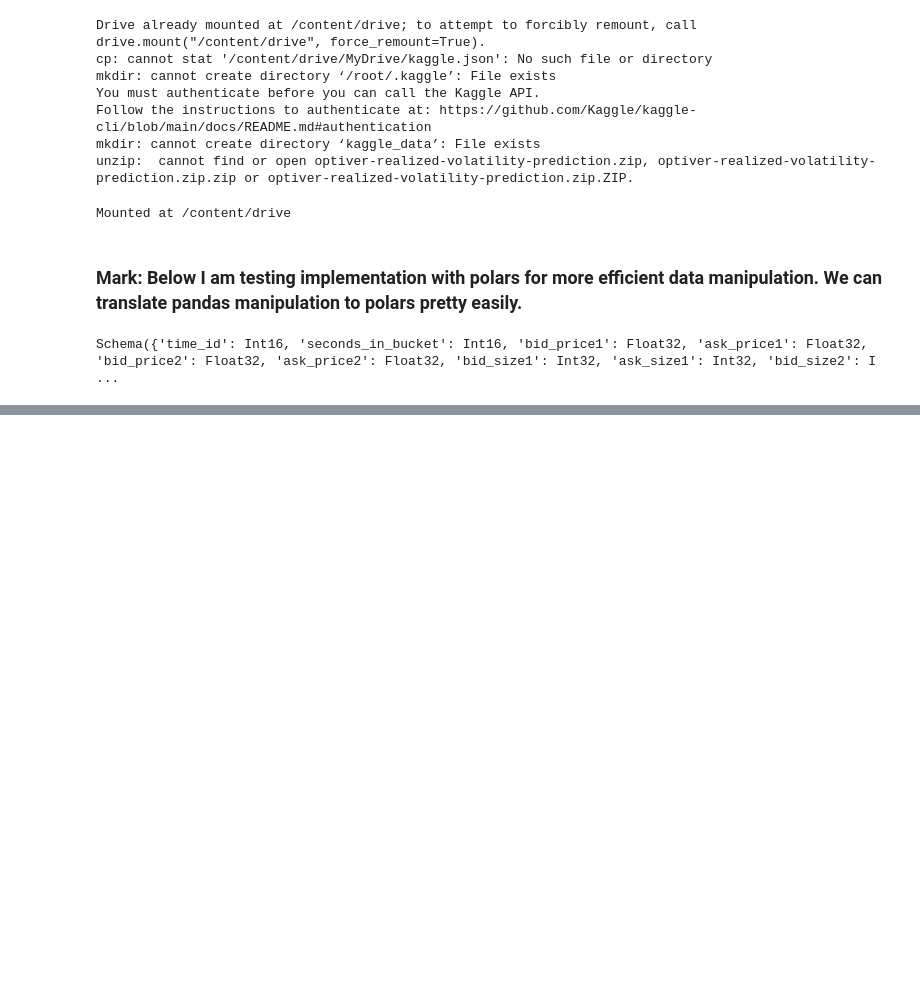
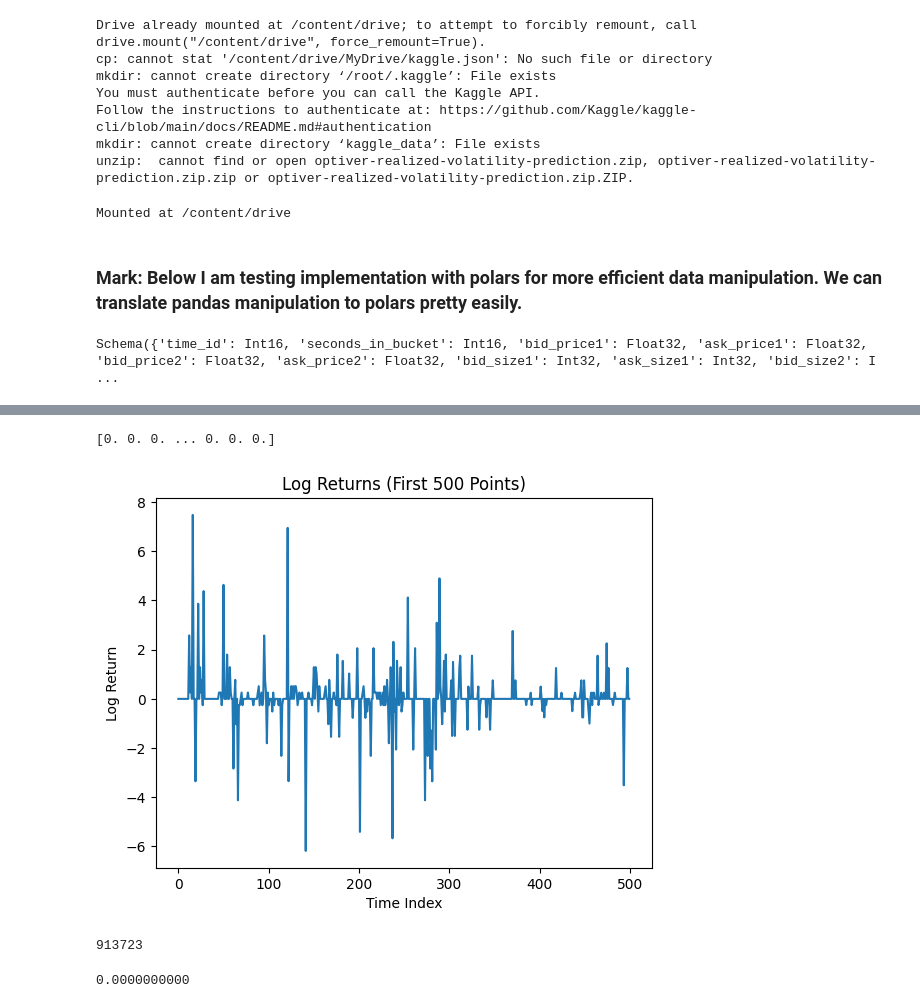
Before and after one commit to MarkDeng86/VolatilityPredictionDeepLearning, a Jupyter notebook: “OptiverRV_ipynb”的副本.ipynb, the cells around one changed output, grey strips where cells are left out. Saved outputs shown, nothing was run; the diff lists cells and outputs as text; code cells hidden in the pictures; blank space fills up the shorter version.

```diff
--- a/“OptiverRV_ipynb”的副本.ipynb
+++ b/“OptiverRV_ipynb”的副本.ipynb
@@ -83,7 +83,10 @@ processed_book = (
 
         # Calculate the level 1 and level 1&2 volume
         vol_l1 = (pl.col("bid_size1") + pl.col("ask_size1")),
-        vol_l2 = (pl.col("bid_size2") + pl.col("ask_size2"))
+        vol_l2 = (pl.col("bid_size2") + pl.col("ask_size2")),
+
+        # Calculate the mid-price
+        mid_price = ((pl.col("bid_price1") + pl.col("ask_price1")) / 2).cast(pl.Float32)
     )
     .with_columns(
         # Calculate the total volume
@@ -489,0 +188,11 @@ print("Next period volatility:", next_volatility)
+# %%
+df_small = (
+    processed_book
+    .select([
+        "stock_id",
+        "time_id",
+        "seconds_in_bucket",
+        "mid_price"
+    ])
+    .collect()
+)
@@ -489,0 +248,44 @@ print("Next period volatility:", next_volatility)
+# %%
+stock_df = (
+    df_small
+    .filter(pl.col("stock_id") == 0)
+    .sort(["time_id", "seconds_in_bucket"])
+)
+
+returns = (
+    stock_df
+    .select("log_return")
+    .drop_nulls()
+    .to_numpy()
+    .flatten()
+)
+
+returns = returns * 1e4 # this scale comes from the GARCH model built for raw returns data
+print(returns)
+# %% [output]
+[0. 0. 0. ... 0. 0. 0.]
+# %%
+import matplotlib.pyplot as plt
+
+plt.figure()
+plt.plot(returns[:500])   # first 500 points
+plt.title("Log Returns (First 500 Points)")
+plt.xlabel("Time Index")
+plt.ylabel("Log Return")
+plt.show()
+# %% [output]
+[figure, added]
+# %%
+len(returns)
+# %% [output]
+913723
+# %%
+# Stationary test
+sample = returns[:50000]
+
+from statsmodels.tsa.stattools import adfuller
+stat, pval, *_ = adfuller(sample)
+
+print(f"{pval:.10f}")
+# %% [output]
+0.0000000000
```
Also changed, not shown: parts of 52 cells of this notebook.
